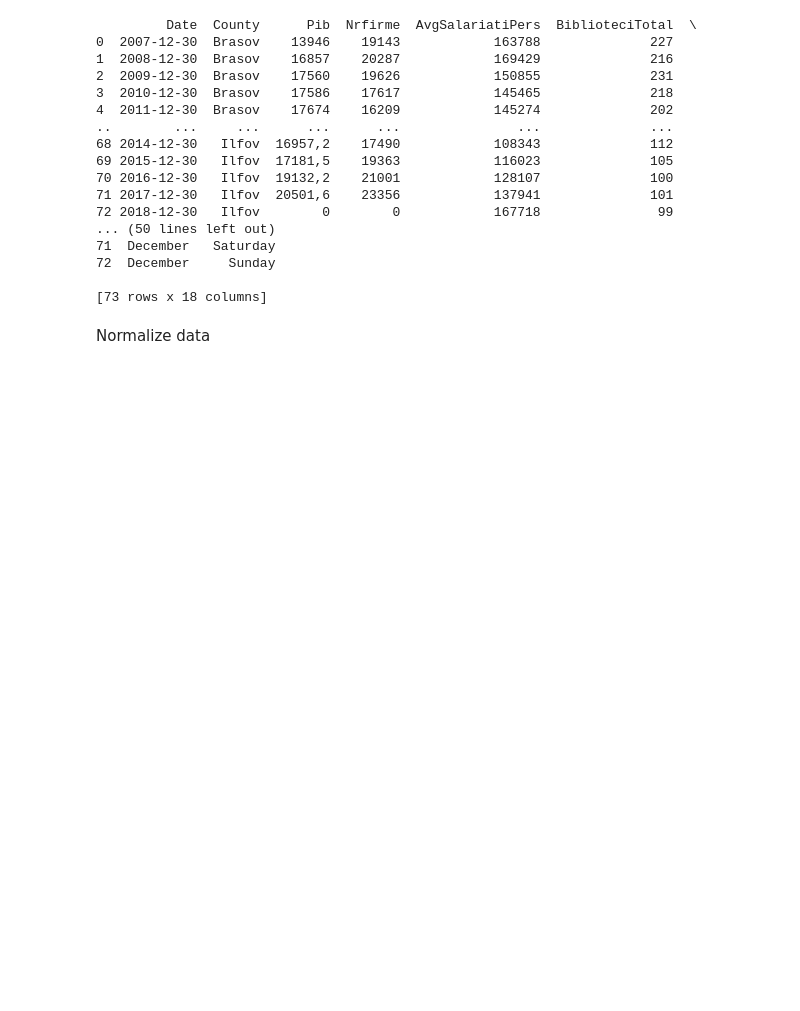
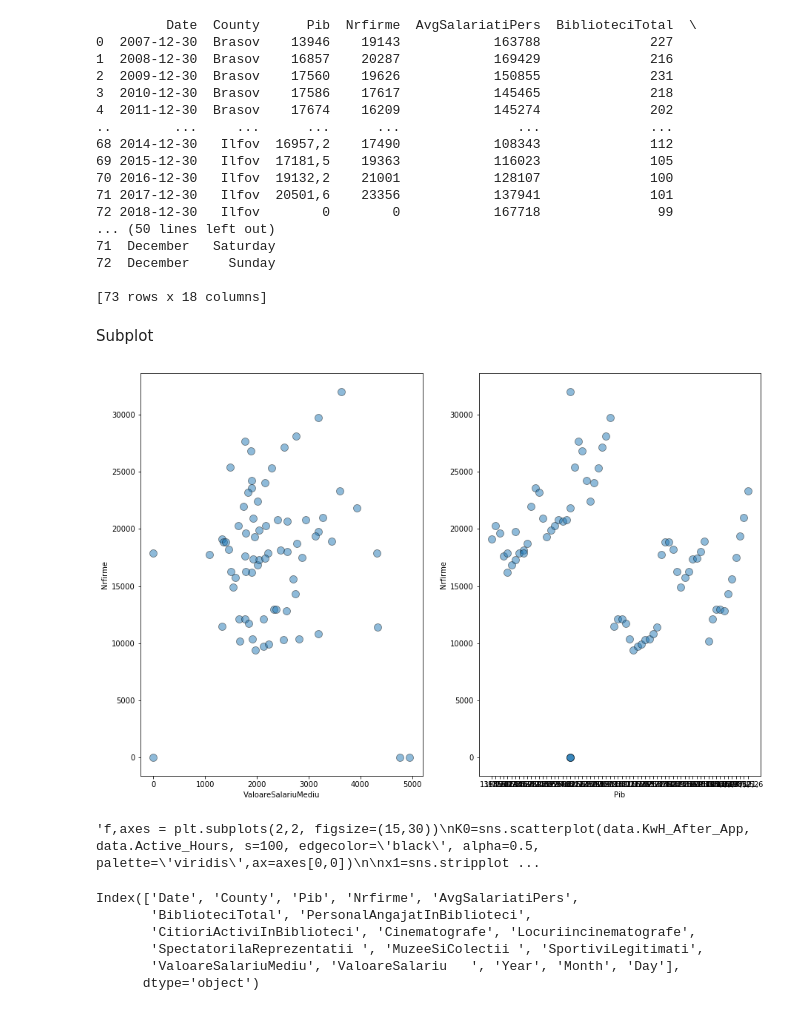
Before and after one commit to simofleanta/Data_coding_preparations, a Jupyter notebook: kas.ipynb, the cells around one changed output. Saved outputs shown, nothing was run; the diff lists cells and outputs as text; code cells hidden in the pictures; blank space fills up the shorter version.

```diff
--- a/kas.ipynb
+++ b/kas.ipynb
@@ -103,5 +103,41 @@ print(kas.head(80))
 72  December     Sunday
 
 [73 rows x 18 columns]
-# %% [markdown]
-Normalize data
+# %% [markdown]
+Subplot
+# %%
+f,axes = plt.subplots(1,2, figsize=(15, 10))
+A=sns.scatterplot(kas.ValoareSalariuMediu , kas.Nrfirme , s=100, edgecolor='black', alpha=0.5,\
+     palette='husl',ax=axes[0])
+
+B=sns.scatterplot(kas.Pib, kas.Nrfirme, s=100, edgecolor='black', alpha=0.5,\
+     palette='husl',ax=axes[1])
+
+plt.show()
+# %% [output]
+[figure, added]
+# %%
+"""f,axes = plt.subplots(2,2, figsize=(15,30))
+K0=sns.scatterplot(data.KwH_After_App, data.Active_Hours, s=100, edgecolor='black', alpha=0.5,\
+     palette='viridis',ax=axes[0,0])
+
+x1=sns.stripplot(x='Day', y='KwH_After_App',jitter=0.25, marker='*',alpha=0.6, size=10, linewidth=1, palette="viridis", data=data, \
+    ax=axes[0,1])
+
+x2=sns.boxplot(data.Weather, data.KwH_After_App, palette='viridis',hue_order=[True,False],ax=axes[1,0])
+
+x3=sns.scatterplot(data.Temperature_Celsius, data.consumtion_hours_After_app, s=100, edgecolor='black', alpha=0.5,\
+     palette='summer', ax=axes[1,1])
+
+plt.show()"""
+# %% [output]
+'f,axes = plt.subplots(2,2, figsize=(15,30))\nK0=sns.scatterplot(data.KwH_After_App, data.Active_Hours, s=100, edgecolor=\'black\', alpha=0.5,     palette=\'viridis\',ax=axes[0,0])\n\nx1=sns.stripplot ...
+# %%
+kas.columns
+# %% [output]
+Index(['Date', 'County', 'Pib', 'Nrfirme', 'AvgSalariatiPers',
+       'BiblioteciTotal', 'PersonalAngajatInBiblioteci',
+       'CitioriActiviInBiblioteci', 'Cinematografe', 'Locuriincinematografe',
+       'SpectatorilaReprezentatii ', 'MuzeeSiColectii ', 'SportiviLegitimati',
+       'ValoareSalariuMediu', 'ValoareSalariu   ', 'Year', 'Month', 'Day'],
+      dtype='object')
```
Also changed, not shown: parts of 3 cells of this notebook, 1 other file.
